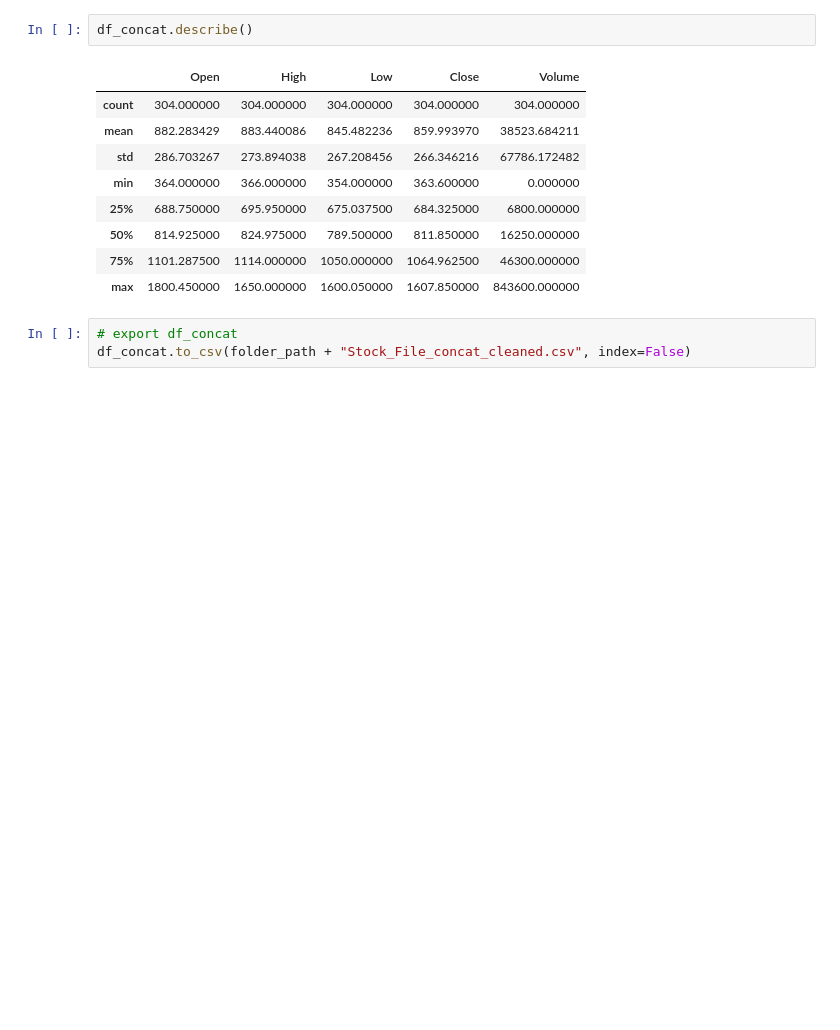
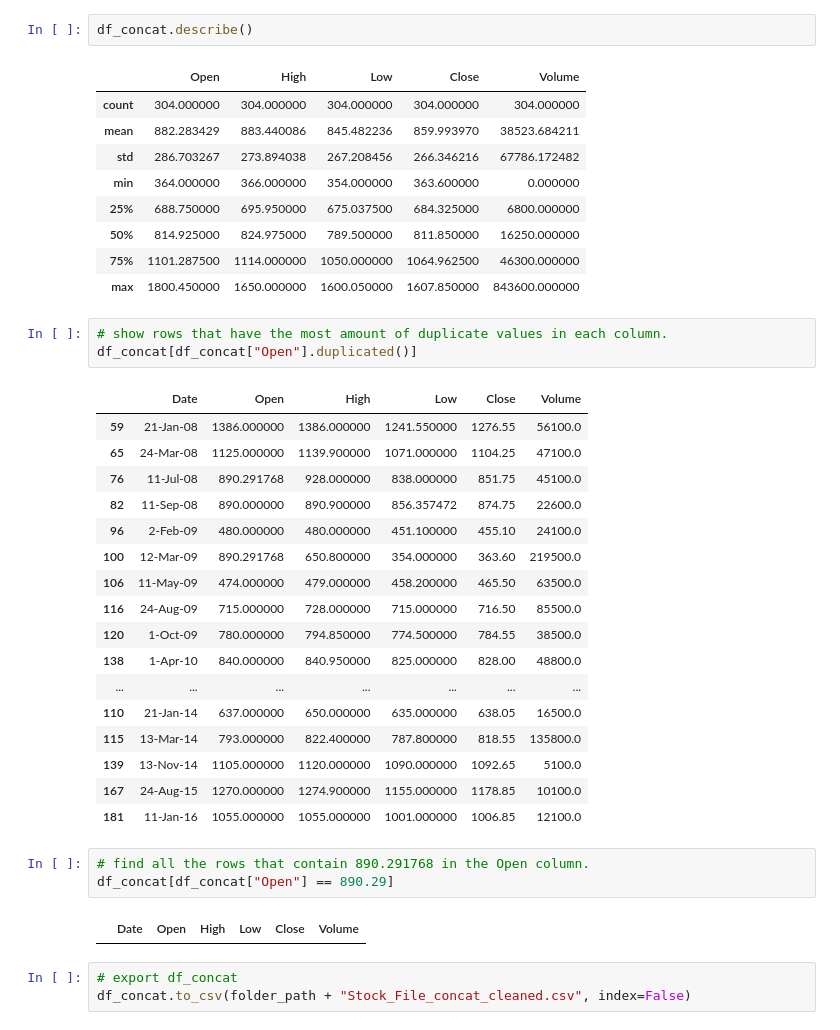
Before and after one commit to nova-sangeeth/pytest-workouts, a Jupyter notebook: GITAA/week_4/assignment.ipynb, the cells around one changed output. Cells and saved outputs as stored; diff of their text form; blank space fills up the shorter version.

Commit message:
working on changes to check the duplicate values in "Open" and "Close".

```diff
--- a/GITAA/week_4/assignment.ipynb
+++ b/GITAA/week_4/assignment.ipynb
@@ -195,6 +195,32 @@ df_concat.describe()
 | 50% | 814.925000 | 824.975000 | 789.500000 | 811.850000 | 16250.000000 |
 | 75% | 1101.287500 | 1114.000000 | 1050.000000 | 1064.962500 | 46300.000000 |
 | max | 1800.450000 | 1650.000000 | 1600.050000 | 1607.850000 | 843600.000000 |
+# %%
+# show rows that have the most amount of duplicate values in each column.
+df_concat[df_concat["Open"].duplicated()]
+# %% [output]
+|  | Date | Open | High | Low | Close | Volume |
+| 59 | 21-Jan-08 | 1386.000000 | 1386.000000 | 1241.550000 | 1276.55 | 56100.0 |
+| 65 | 24-Mar-08 | 1125.000000 | 1139.900000 | 1071.000000 | 1104.25 | 47100.0 |
+| 76 | 11-Jul-08 | 890.291768 | 928.000000 | 838.000000 | 851.75 | 45100.0 |
+| 82 | 11-Sep-08 | 890.000000 | 890.900000 | 856.357472 | 874.75 | 22600.0 |
+| 96 | 2-Feb-09 | 480.000000 | 480.000000 | 451.100000 | 455.10 | 24100.0 |
+| 100 | 12-Mar-09 | 890.291768 | 650.800000 | 354.000000 | 363.60 | 219500.0 |
+| 106 | 11-May-09 | 474.000000 | 479.000000 | 458.200000 | 465.50 | 63500.0 |
+| 116 | 24-Aug-09 | 715.000000 | 728.000000 | 715.000000 | 716.50 | 85500.0 |
+| 120 | 1-Oct-09 | 780.000000 | 794.850000 | 774.500000 | 784.55 | 38500.0 |
+| 138 | 1-Apr-10 | 840.000000 | 840.950000 | 825.000000 | 828.00 | 48800.0 |
+| ... | ... | ... | ... | ... | ... | ... |
+| 110 | 21-Jan-14 | 637.000000 | 650.000000 | 635.000000 | 638.05 | 16500.0 |
+| 115 | 13-Mar-14 | 793.000000 | 822.400000 | 787.800000 | 818.55 | 135800.0 |
+| 139 | 13-Nov-14 | 1105.000000 | 1120.000000 | 1090.000000 | 1092.65 | 5100.0 |
+| 167 | 24-Aug-15 | 1270.000000 | 1274.900000 | 1155.000000 | 1178.85 | 10100.0 |
+| 181 | 11-Jan-16 | 1055.000000 | 1055.000000 | 1001.000000 | 1006.85 | 12100.0 |
+# %%
+# find all the rows that contain 890.291768 in the Open column.
+df_concat[df_concat["Open"] == 890.29]
+# %% [output]
+|  | Date | Open | High | Low | Close | Volume |
 # %%
 # export df_concat
 df_concat.to_csv(folder_path + "Stock_File_concat_cleaned.csv", index=False)
```
